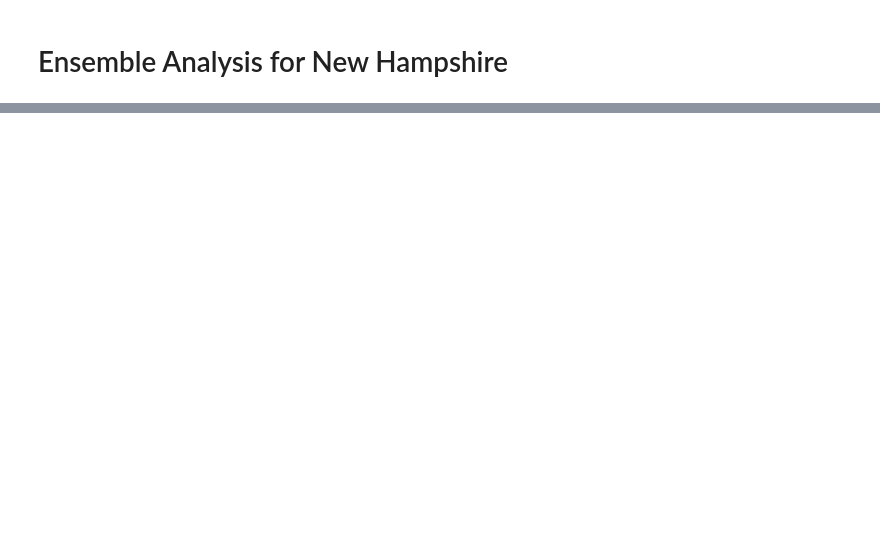
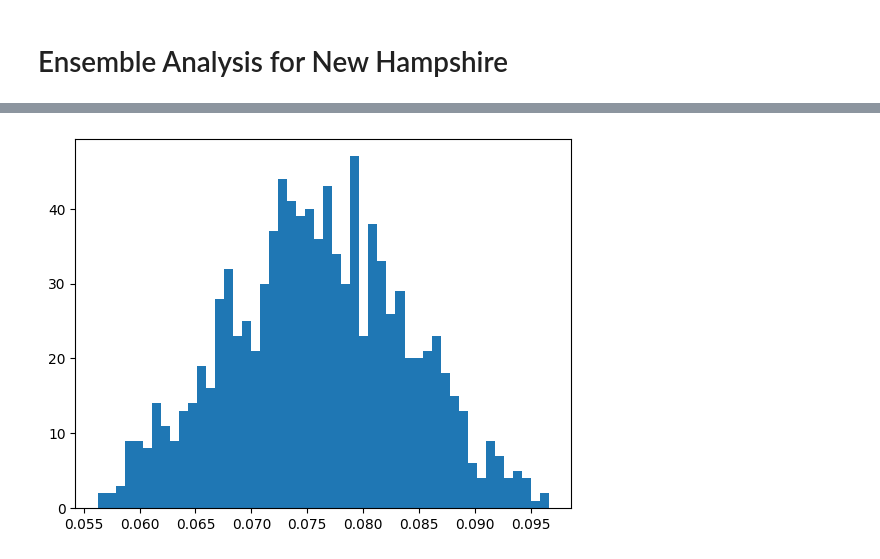
Before and after one commit to gcrsef-gang/the-rebalancing-act, a Jupyter notebook: examples/ensemble_analysis.ipynb, the cells around one changed output, grey strips where cells are left out. Saved outputs shown, nothing was run; the diff lists cells and outputs as text; code cells hidden in the pictures; blank space fills up the shorter version.

```diff
--- a/examples/ensemble_analysis.ipynb
+++ b/examples/ensemble_analysis.ipynb
@@ -124,7 +124,7 @@ chain = MarkovChain(
     proposal=weighted_recom_proposal,
     constraints=[
         pop_constraint,
-        compactness_bound
+        # compactness_bound
     ] + vra_constraints,
     accept=accept.always_accept,
     initial_state=initial_partition,
@@ -141,3 +133,14 @@ KeyError: 'Key COUNTYFP10 not found'
+# %%
+df = pd.DataFrame(columns=[f"district{i}" for i in range(1, NUM_DISTRICTS + 1)] + ["state_gerry_score"], dtype=float)
+
+saved_partitions = []
+for i, partition in enumerate(chain.with_progress_bar()):
+    district_scores, state_score = partition["gerry_scores"]
+    df.loc[len(df.index)] = sorted(list(district_scores.values())) + [state_score]
+    if i % 100 == 0:
+        saved_partitions.append(partition)
 # %%
-plt.hist(data["gerry_score"])
+plt.hist(df["state_gerry_score"], bins=50)
 plt.show()
+# %% [output]
+[figure, added]
```
Also changed, not shown: parts of 8 cells of this notebook, 2 other files.
